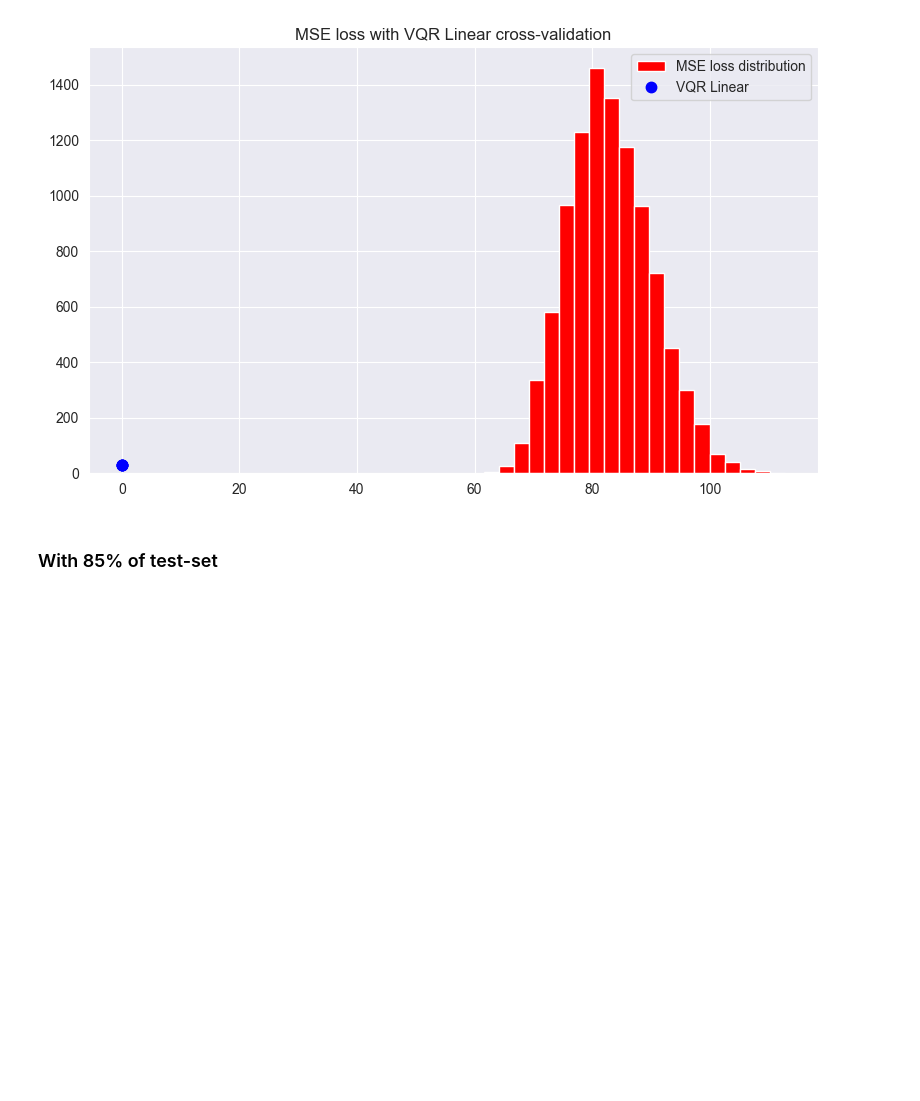
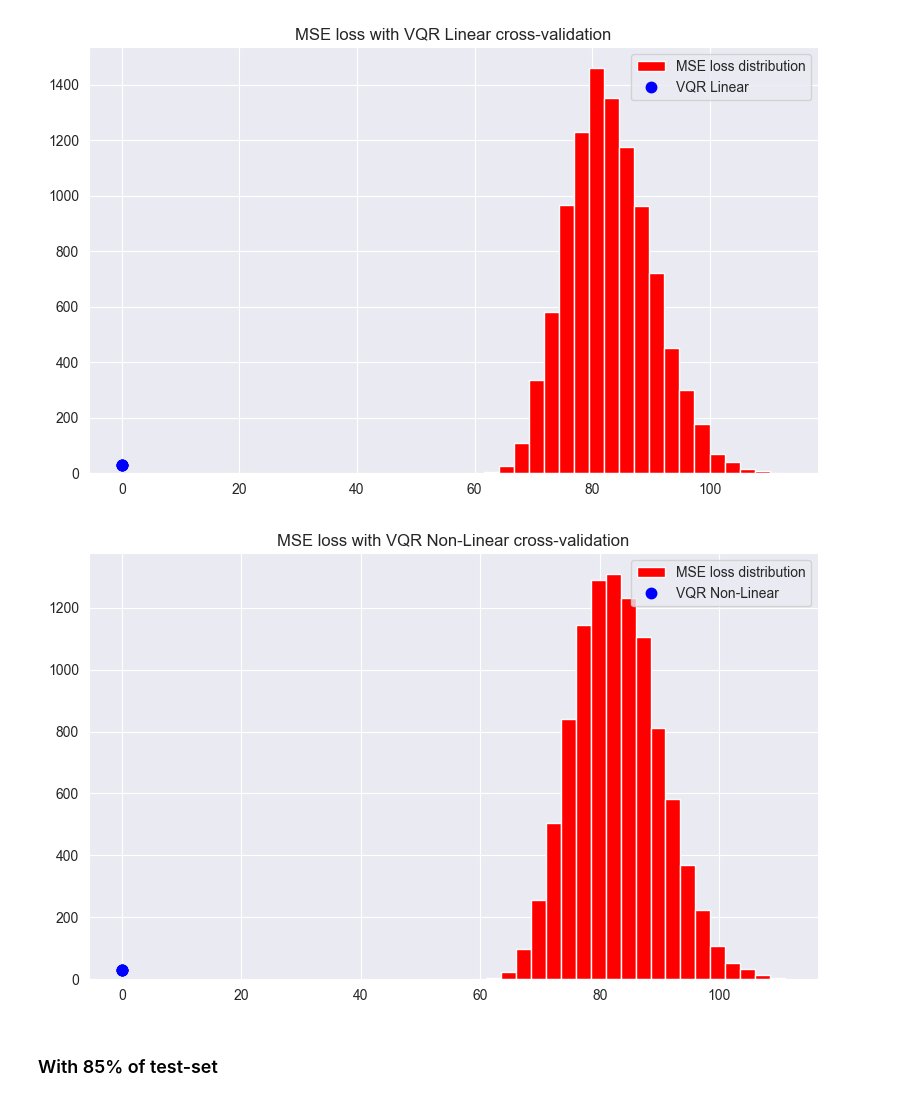
Before and after one commit to lolloberga/quantum_weather_station, a Jupyter notebook: notebooks/5_benchmark_loss.ipynb, the cells around one changed output. Saved outputs shown, nothing was run; the diff lists cells and outputs as text; code cells hidden in the pictures; blank space fills up the shorter version.

Commit message:
add: vqr non-linear cross-validation plotting

```diff
--- a/notebooks/5_benchmark_loss.ipynb
+++ b/notebooks/5_benchmark_loss.ipynb
@@ -207,6 +213,16 @@ ax.legend(loc='upper right')
 plt.show()
 # %% [output]
 [figure]
+# %%
+fig, ax = plt.subplots(1, 1, figsize=(8, 5))
+df_benchmark_distribution['mse'].hist(bins=20, ax=ax, color='red', label='MSE loss distribution')
+ax.set_title('MSE loss with VQR Non-Linear cross-validation')
+ax.plot([0.010147, 0.0095828, 0.0094464, 0.011666], [30, 30, 30, 30], marker='.', ls='none', ms=15, color='blue', label='VQR Non-Linear')
+fig.tight_layout()
+ax.legend(loc='upper right')
+plt.show()
+# %% [output]
+[figure, added]
 # %% [markdown]
 ### With 85% of test-set
 # %%
```
Also changed, not shown: parts of 1 cell of this notebook.
